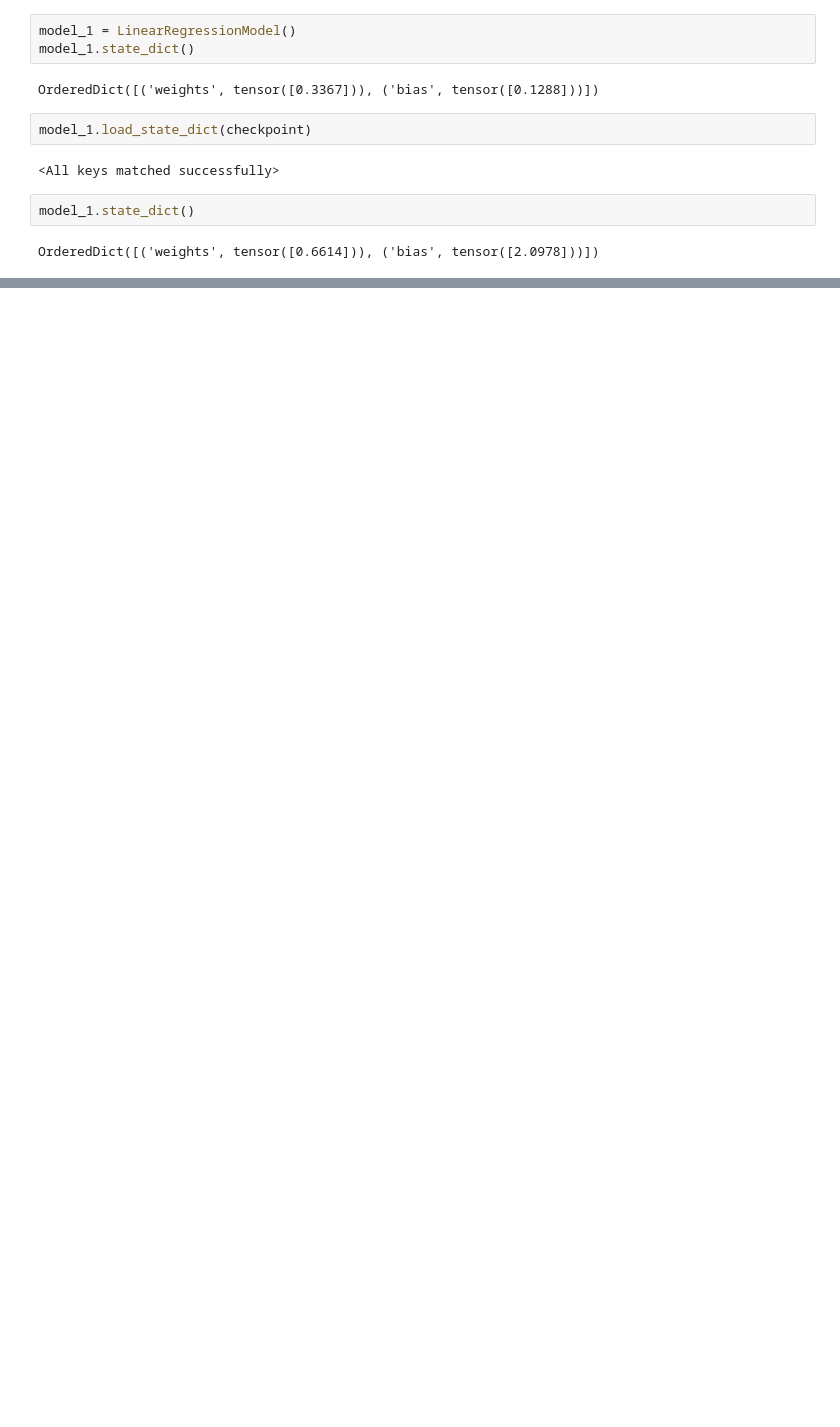
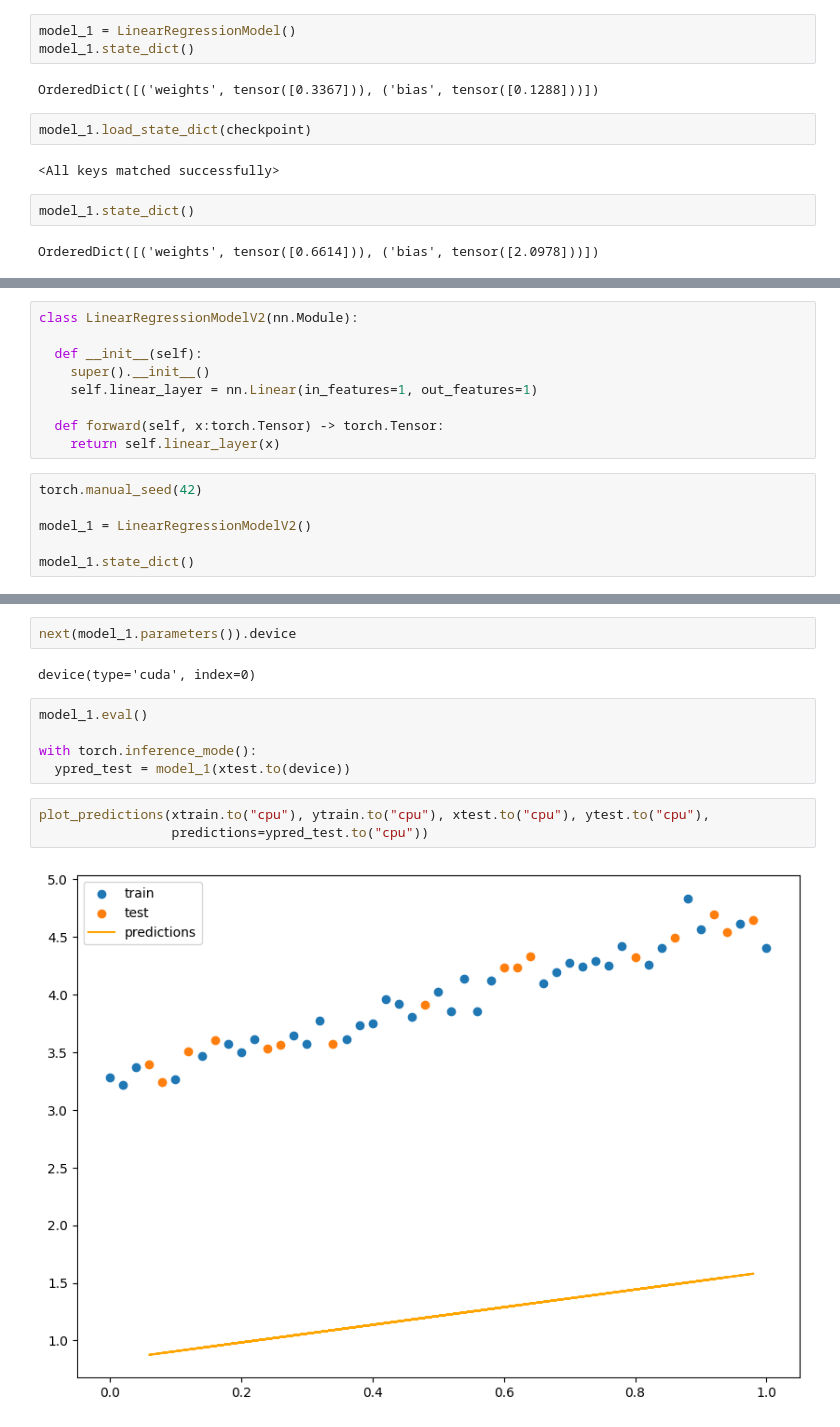
Before and after one commit to utkarshg1/Pytorch, a Jupyter notebook: Pytorch_Workflow.ipynb, the cells around one changed output, grey strips where cells are left out. Cells and saved outputs as stored; diff of their text form; blank space fills up the shorter version.

```diff
--- a/Pytorch_Workflow.ipynb
+++ b/Pytorch_Workflow.ipynb
@@ -421,0 +450,15 @@ OrderedDict([('weights', tensor([0.6614])), ('bias', tensor([2.0978]))])
+# %%
+class LinearRegressionModelV2(nn.Module):
+
+  def __init__(self):
+    super().__init__()
+    self.linear_layer = nn.Linear(in_features=1, out_features=1)
+
+  def forward(self, x:torch.Tensor) -> torch.Tensor:
+    return self.linear_layer(x)
+# %%
+torch.manual_seed(42)
+
+model_1 = LinearRegressionModelV2()
+
+model_1.state_dict()
@@ -421,0 +474,14 @@ OrderedDict([('weights', tensor([0.6614])), ('bias', tensor([2.0978]))])
+# %%
+next(model_1.parameters()).device
+# %% [output]
+device(type='cuda', index=0)
+# %%
+model_1.eval()
+
+with torch.inference_mode():
+  ypred_test = model_1(xtest.to(device))
+# %%
+plot_predictions(xtrain.to("cpu"), ytrain.to("cpu"), xtest.to("cpu"), ytest.to("cpu"),
+                 predictions=ypred_test.to("cpu"))
+# %% [output]
+[figure, added]
```
Also changed, not shown: parts of 32 cells of this notebook.
